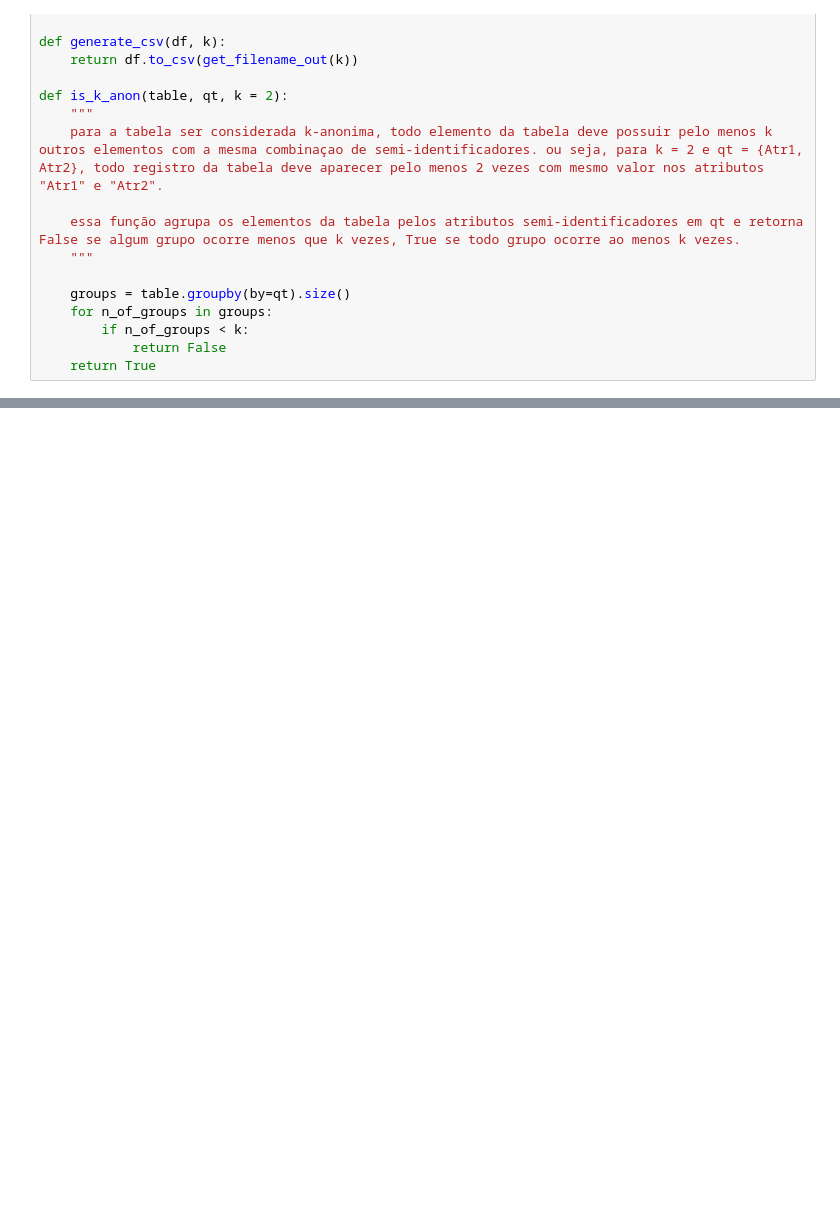
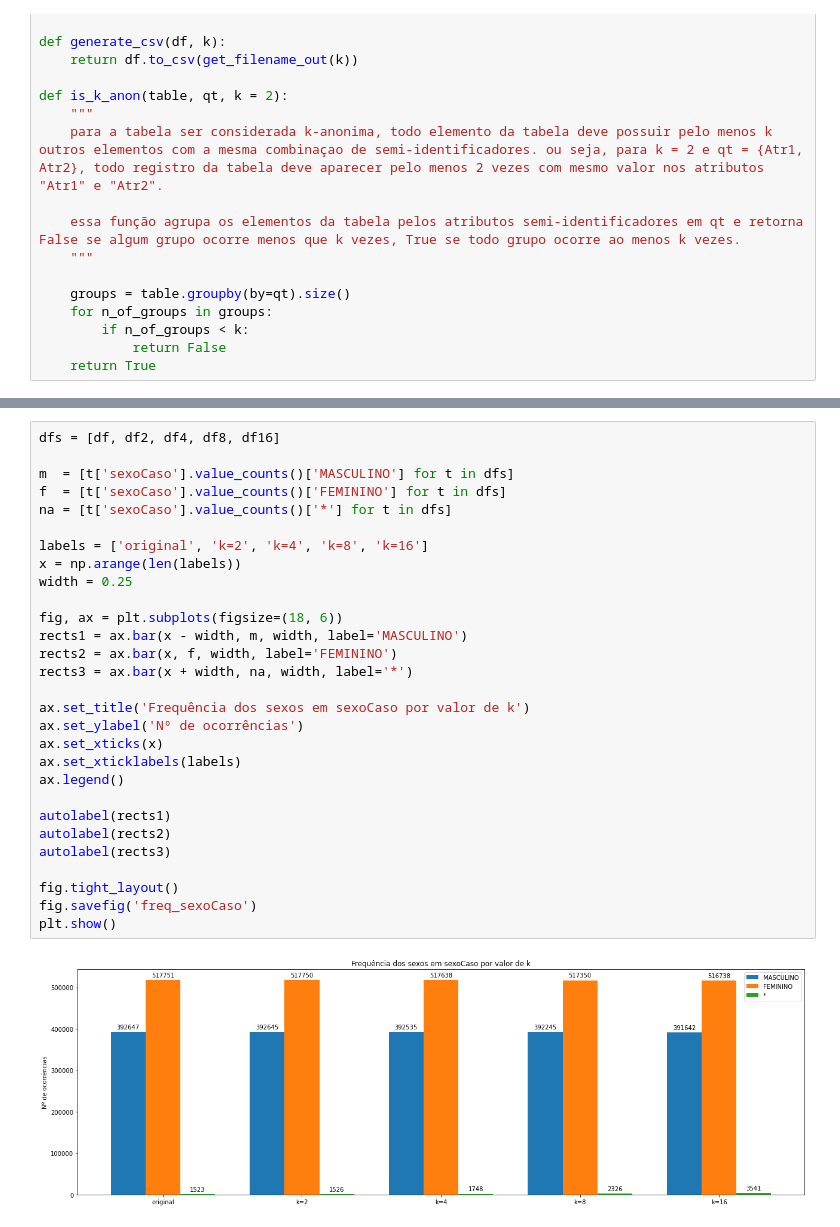
Before and after one commit to rafero1/k-anonymity-supression, a Jupyter notebook: k-anonymity suppression.ipynb, the cells around one changed output, grey strips where cells are left out. Cells and saved outputs as stored; diff of their text form; blank space fills up the shorter version.

```diff
--- a/k-anonymity suppression.ipynb
+++ b/k-anonymity suppression.ipynb
@@ -357,0 +399,31 @@ True
+# %%
+dfs = [df, df2, df4, df8, df16]
+
+m  = [t['sexoCaso'].value_counts()['MASCULINO'] for t in dfs]
+f  = [t['sexoCaso'].value_counts()['FEMININO'] for t in dfs]
+na = [t['sexoCaso'].value_counts()['*'] for t in dfs]
+
+labels = ['original', 'k=2', 'k=4', 'k=8', 'k=16']
+x = np.arange(len(labels))
+width = 0.25
+
+fig, ax = plt.subplots(figsize=(18, 6))
+rects1 = ax.bar(x - width, m, width, label='MASCULINO')
+rects2 = ax.bar(x, f, width, label='FEMININO')
+rects3 = ax.bar(x + width, na, width, label='*')
+
+ax.set_title('Frequência dos sexos em sexoCaso por valor de k')
+ax.set_ylabel('Nº de ocorrências')
+ax.set_xticks(x)
+ax.set_xticklabels(labels)
+ax.legend()
+
+autolabel(rects1)
+autolabel(rects2)
+autolabel(rects3)
+
+fig.tight_layout()
+fig.savefig('freq_sexoCaso')
+plt.show()
+# %% [output]
+[figure, added]
```
Also changed, not shown: parts of 27 cells of this notebook, 10 other files.
